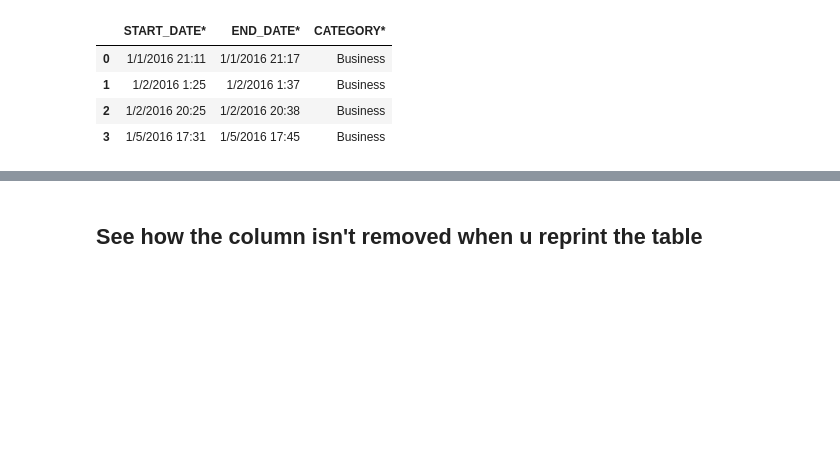
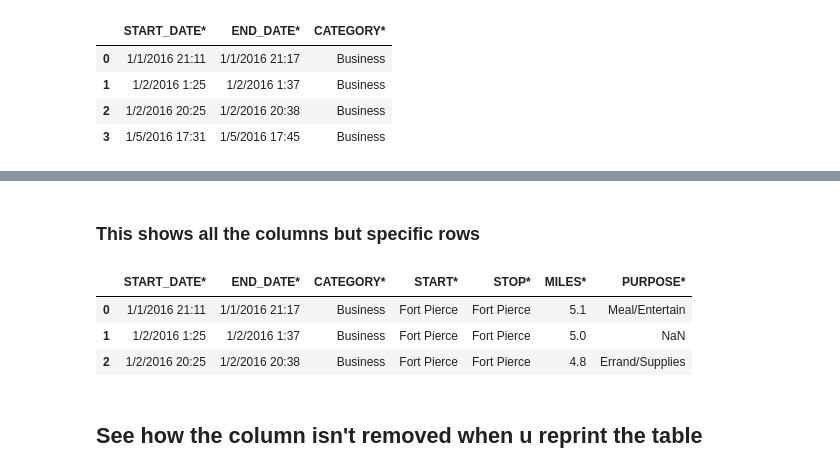
Before and after one commit to Army-man-gif/Courses, a Jupyter notebook: Course 1/Work/python_overview (1).ipynb, the cells around one changed output, grey strips where cells are left out. Cells and saved outputs as stored; diff of their text form; code cells hidden in the pictures; blank space fills up the shorter version.

```diff
--- a/Course 1/Work/python_overview (1).ipynb
+++ b/Course 1/Work/python_overview (1).ipynb
@@ -327,3 +345,12 @@ df.iloc[0:4,0:3]
+# %% [markdown]
+### This shows all the columns but specific rows
+# %%
+df.iloc[0:3,]
+# %% [output]
+|  | START_DATE* | END_DATE* | CATEGORY* | START* | STOP* | MILES* | PURPOSE* |
+| 0 | 1/1/2016 21:11 | 1/1/2016 21:17 | Business | Fort Pierce | Fort Pierce | 5.1 | Meal/Entertain |
+| 1 | 1/2/2016 1:25 | 1/2/2016 1:37 | Business | Fort Pierce | Fort Pierce | 5.0 | NaN |
+| 2 | 1/2/2016 20:25 | 1/2/2016 20:38 | Business | Fort Pierce | Fort Pierce | 4.8 | Errand/Supplies |
 # %% [markdown]
 ## See how the column isn't removed when u reprint the table
 # %%
```
Also changed, not shown: parts of 13 cells of this notebook.
